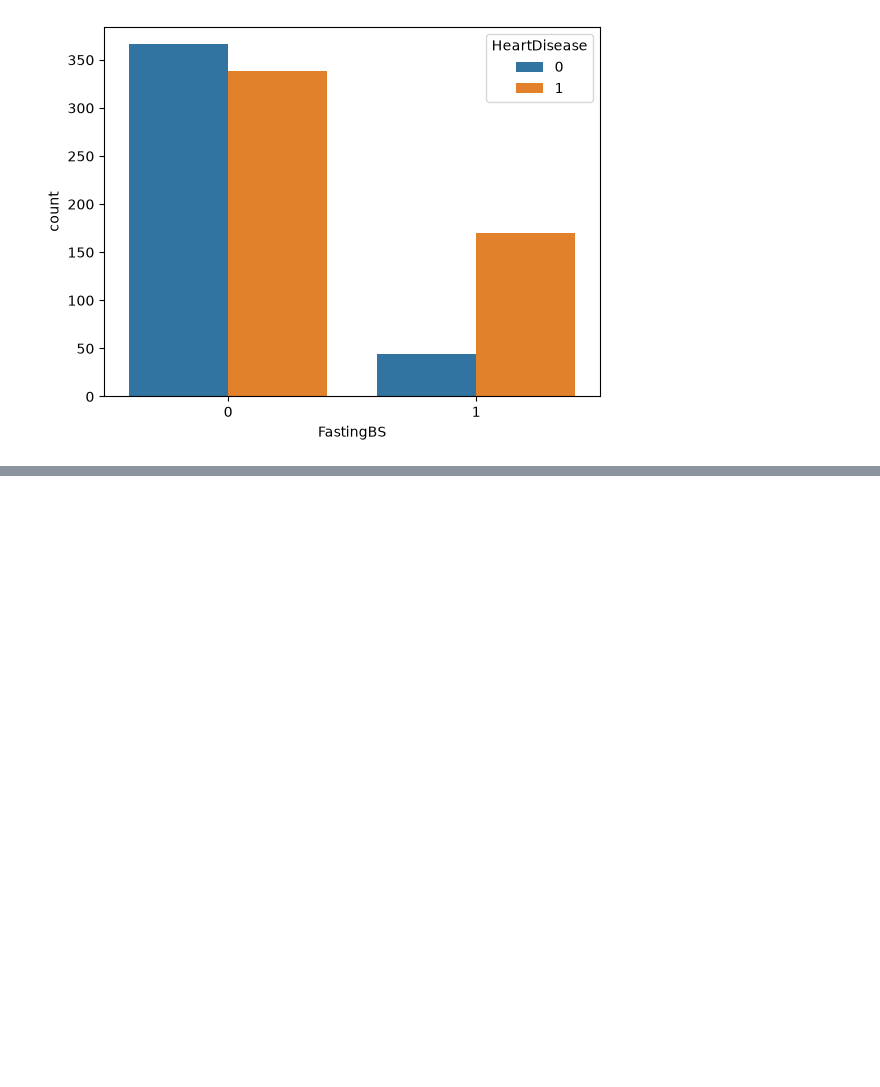
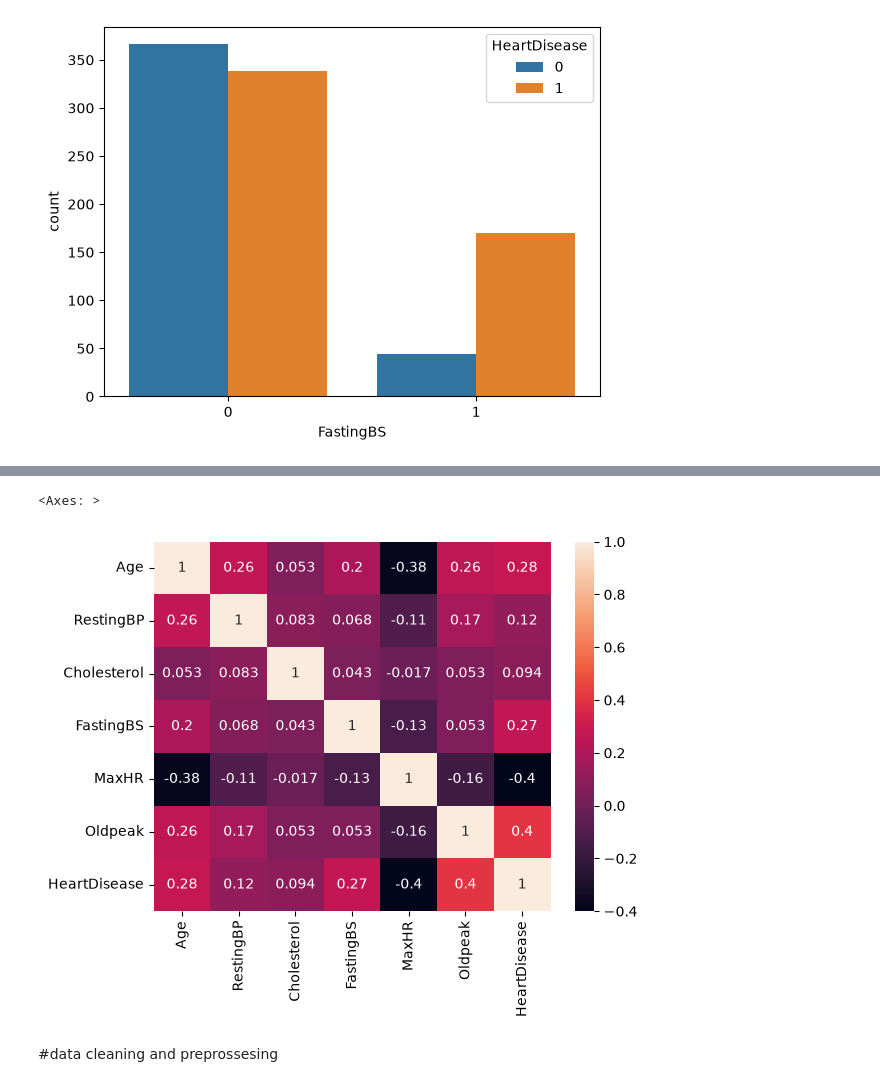
Before and after one commit to khushi-panchani/Data-Analysis-ML-Learning, a Jupyter notebook: ml2_heart.ipynb, the cells around one changed output, grey strips where cells are left out. Cells and saved outputs as stored; diff of their text form; code cells hidden in the pictures; blank space fills up the shorter version.

```diff
--- a/ml2_heart.ipynb
+++ b/ml2_heart.ipynb
@@ -125,0 +136,7 @@ sns.countplot( x = df['FastingBS'] , hue = df['HeartDisease'])
+# %%
+sns.heatmap(df.corr(numeric_only=True), annot=True)
+# %% [output]
+<Axes: >
+[figure, added]
+# %% [markdown]
+#data cleaning and preprossesing
```
Also changed, not shown: parts of 6 cells of this notebook.
